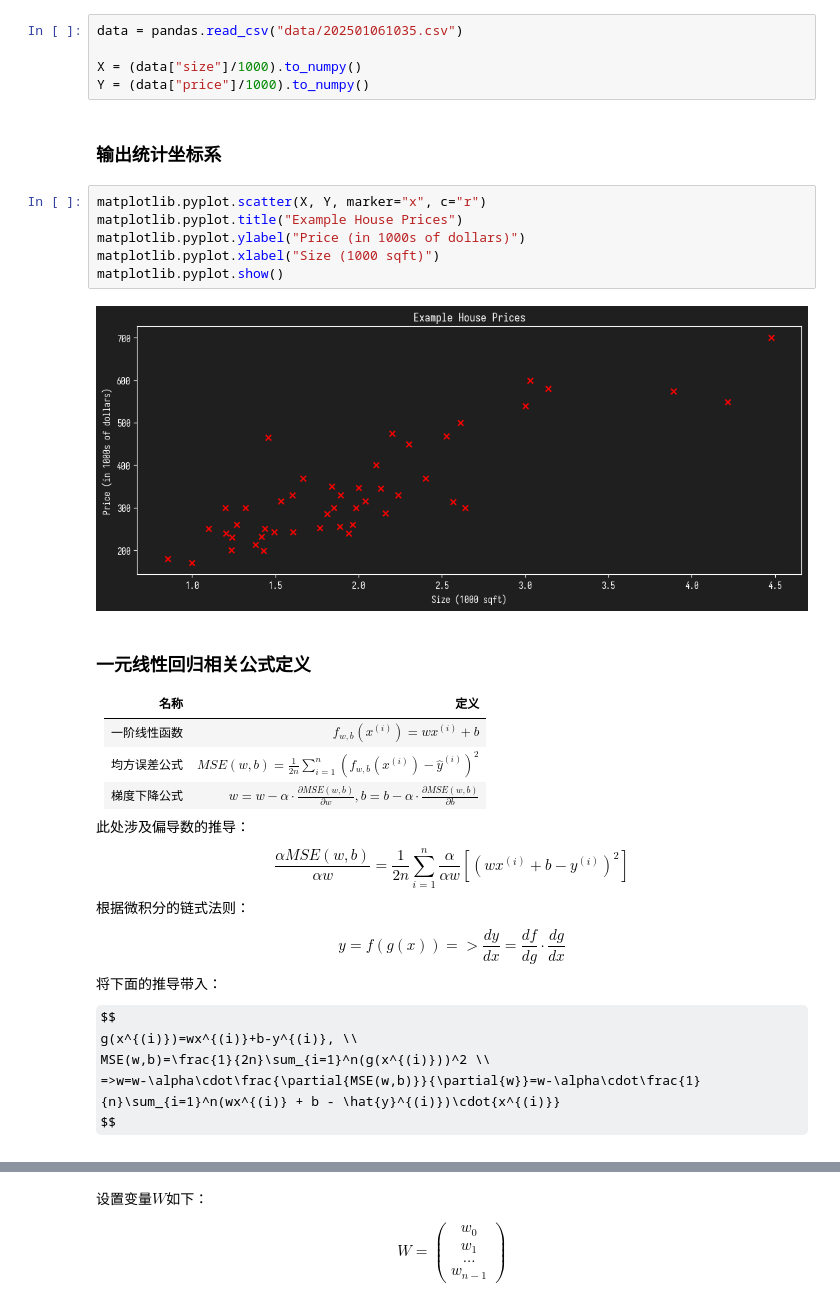
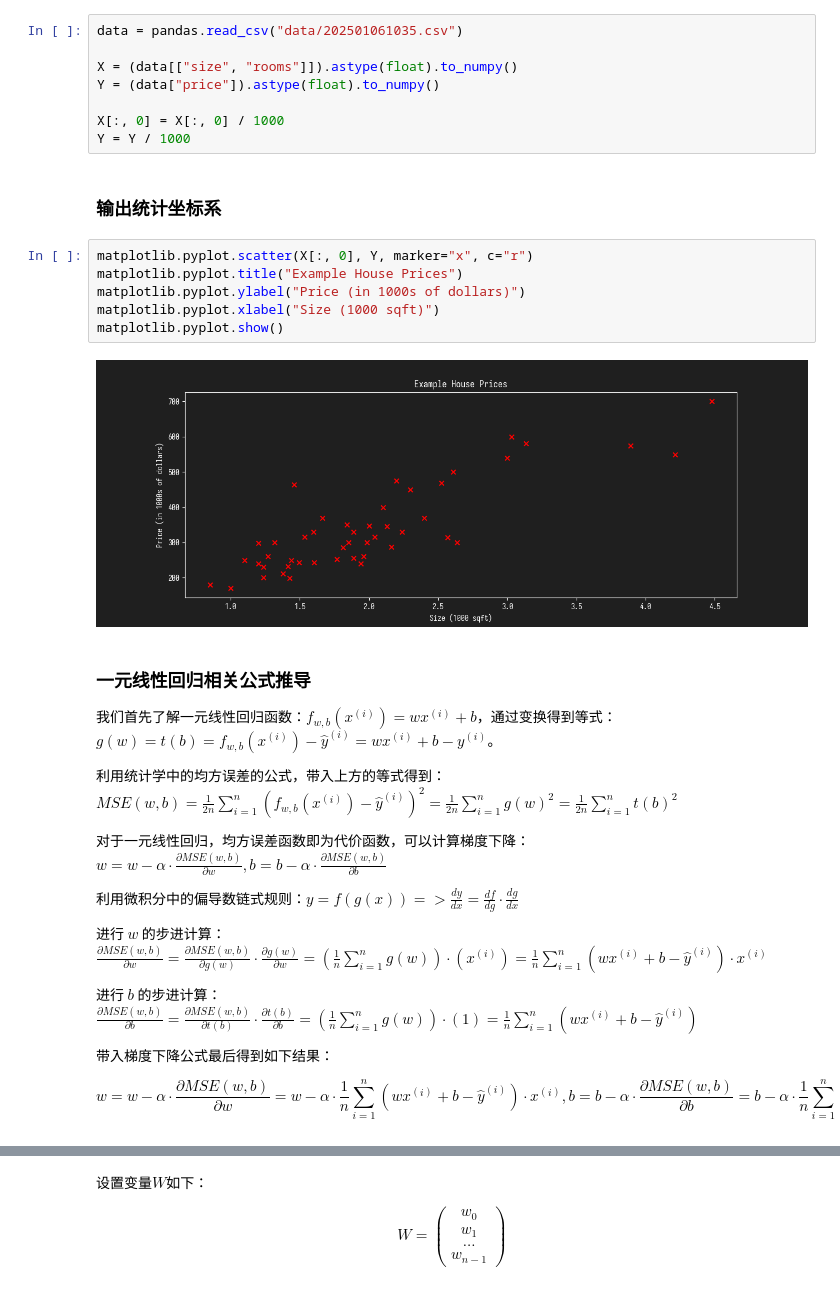
Before and after one commit to deathknight0718/foliage-note, a Jupyter notebook: 202501051854.ipynb, the cells around one changed output, grey strips where cells are left out. Saved outputs shown, nothing was run; the diff lists cells and outputs as text; some formulas as TeX source.

```diff
--- a/202501051854.ipynb
+++ b/202501051854.ipynb
@@ -25,34 +25,36 @@ matplotlib.pyplot.style.use("matplotlib.mplstyle")
 # %%
 data = pandas.read_csv("data/202501061035.csv")
 
-X = (data["size"]/1000).to_numpy()
-Y = (data["price"]/1000).to_numpy()
+X = (data[["size", "rooms"]]).astype(float).to_numpy()
+Y = (data["price"]).astype(float).to_numpy()
+
+X[:, 0] = X[:, 0] / 1000
+Y = Y / 1000
 # %% [markdown]
 ### 输出统计坐标系
 # %%
-matplotlib.pyplot.scatter(X, Y, marker="x", c="r")
+matplotlib.pyplot.scatter(X[:, 0], Y, marker="x", c="r")
 matplotlib.pyplot.title("Example House Prices")
 matplotlib.pyplot.ylabel("Price (in 1000s of dollars)")
 matplotlib.pyplot.xlabel("Size (1000 sqft)")
 matplotlib.pyplot.show()
 # %% [output]
-[figure, old version]
+[figure, new version]
 # %% [markdown]
-### 一元线性回归相关公式定义
+### 一元线性回归相关公式推导
 
-|名称|定义|
-|-|-|
-|一阶线性函数|$ f_{w,b}(x^{(i)})=wx^{(i)}+b $|
-|均方误差公式|$ MSE(w,b)=\frac{1}{2n}\sum_{i=1}^n(f_{w,b}(x^{(i)}) - \hat{y}^{(i)})^2 $|
-|梯度下降公式|$ w=w-\alpha\cdot\frac{\partial{MSE(w,b)}}{\partial{w}},b=b-\alpha\cdot\frac{\partial{MSE(w,b)}}{\partial{b}} $|
+我们首先了解一元线性回归函数：$ f_{w,b}(x^{(i)})=wx^{(i)}+b $，通过变换得到等式：$ g(w)=t(b)=f_{w,b}(x^{(i)})-\hat{y}^{(i)}=wx^{(i)}+b-y^{(i)} $。
 
-此处涉及偏导数的推导：
-$$ \frac{\alpha{MSE(w,b)}}{\alpha{w}}=\frac{1}{2n}\sum_{i=1}^n\frac{\alpha}{\alpha{w}}[(wx^{(i)}+b-y^{(i)})^2] $$
-根据微积分的链式法则：
-$$ y=f(g(x))=>\frac{dy}{dx}=\frac{df}{dg}\cdot\frac{dg}{dx} $$
-将下面的推导带入：
-$$
-g(x^{(i)})=wx^{(i)}+b-y^{(i)}, \\
-MSE(w,b)=\frac{1}{2n}\sum_{i=1}^n(g(x^{(i)}))^2 \\
-=>w=w-\alpha\cdot\frac{\partial{MSE(w,b)}}{\partial{w}}=w-\alpha\cdot\frac{1}{n}\sum_{i=1}^n(wx^{(i)} + b - \hat{y}^{(i)})\cdot{x^{(i)}}
-$$
+利用统计学中的均方误差的公式，带入上方的等式得到：$ MSE(w,b)=\frac{1}{2n}\sum_{i=1}^n(f_{w,b}(x^{(i)})-\hat{y}^{(i)})^2=\frac{1}{2n}\sum_{i=1}^ng(w)^2=\frac{1}{2n}\sum_{i=1}^nt(b)^2 $
+
+对于一元线性回归，均方误差函数即为代价函数，可以计算梯度下降：$ w=w-\alpha\cdot\frac{\partial{MSE(w,b)}}{\partial{w}}, b=b-\alpha\cdot\frac{\partial{MSE(w,b)}}{\partial{b}} $
+
+利用微积分中的偏导数链式规则：$ y=f(g(x))=>\frac{dy}{dx}=\frac{df}{dg}\cdot\frac{dg}{dx} $
+
+进行 $ w $ 的步进计算：$ \frac{\partial{MSE(w,b)}}{\partial{w}}=\frac{\partial{MSE(w,b)}}{\partial{g(w)}}\cdot{\frac{\partial{g(w)}}{\partial{w}}}=(\frac{1}{n}\sum_{i=1}^ng(w))\cdot{(x^{(i)})}=\frac{1}{n}\sum_{i=1}^n(wx^{(i)}+b-\hat{y}^{(i)})\cdot{x^{(i)}} $
+
+进行 $ b $ 的步进计算：$ \frac{\partial{MSE(w,b)}}{\partial{b}}=\frac{\partial{MSE(w,b)}}{\partial{t(b)}}\cdot{\frac{\partial{t(b)}}{\partial{b}}}=(\frac{1}{n}\sum_{i=1}^ng(w))\cdot{(1)}=\frac{1}{n}\sum_{i=1}^n(wx^{(i)}+b-\hat{y}^{(i)}) $
+
+带入梯度下降公式最后得到如下结果：
+
+$$ w=w-\alpha\cdot\frac{\partial{MSE(w,b)}}{\partial{w}}=w-\alpha\cdot\frac{1}{n}\sum_{i=1}^n(wx^{(i)}+b-\hat{y}^{(i)})\cdot{x^{(i)}},b=b-\alpha\cdot\frac{\partial{MSE(w,b)}}{\partial{b}}=b-\alpha\cdot\frac{1}{n}\sum_{i=1}^n(wx^{(i)}+b-\hat{y}^{(i)}) $$
```
Also changed, not shown: parts of 20 cells of this notebook, 4 other files.
